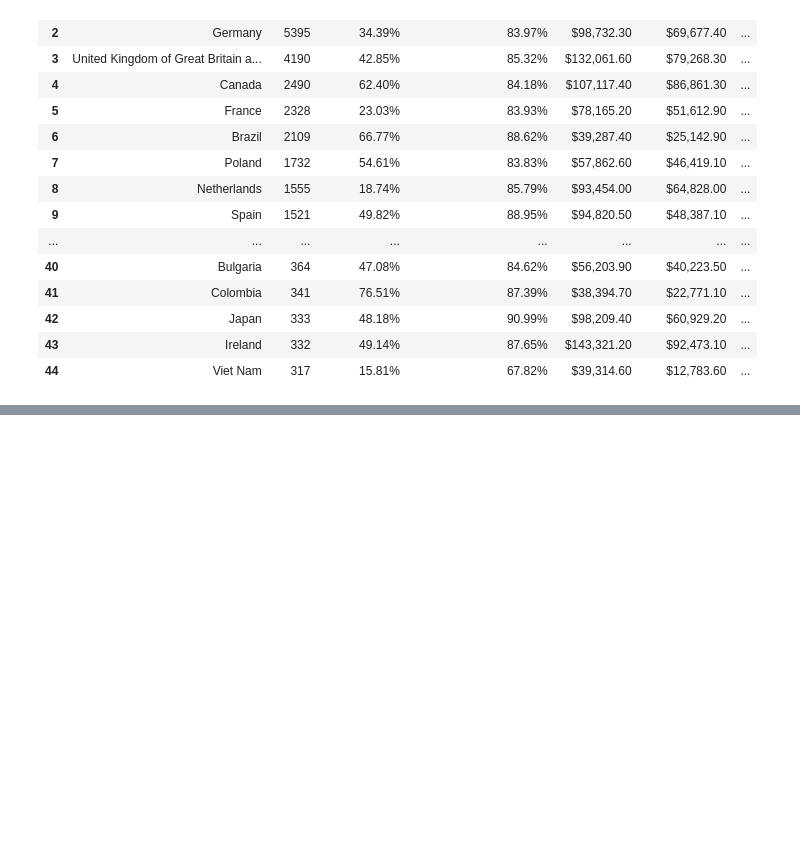
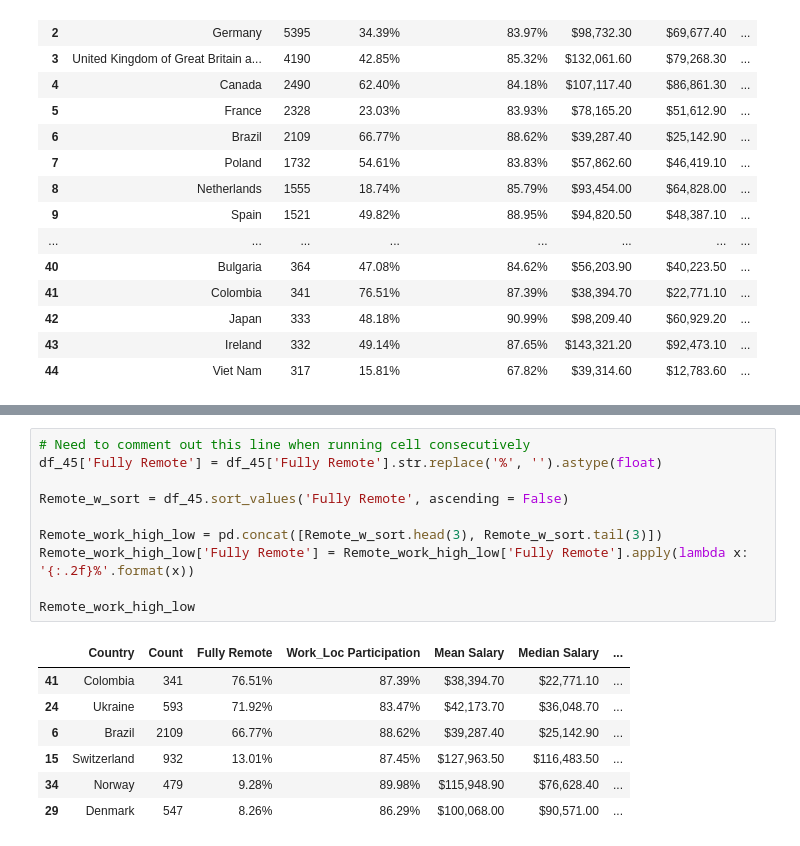
Before and after one commit to Adison-Fryman/SOF-survey-Analysis, a Jupyter notebook: Report on Stack Overflow Data from 2023.ipynb, the cells around one changed output, grey strips where cells are left out. Saved outputs shown, nothing was run; the diff lists cells and outputs as text; blank space fills up the shorter version.

```diff
--- a/Report on Stack Overflow Data from 2023.ipynb
+++ b/Report on Stack Overflow Data from 2023.ipynb
@@ -262,0 +291,18 @@ df_45
+# %%
+# Need to comment out this line when running cell consecutively
+df_45['Fully Remote'] = df_45['Fully Remote'].str.replace('%', '').astype(float)
+
+Remote_w_sort = df_45.sort_values('Fully Remote', ascending = False)
+
+Remote_work_high_low = pd.concat([Remote_w_sort.head(3), Remote_w_sort.tail(3)])
+Remote_work_high_low['Fully Remote'] = Remote_work_high_low['Fully Remote'].apply(lambda x: '{:.2f}%'.format(x))
+
+Remote_work_high_low
+# %% [output]
+|  | Country | Count | Fully Remote | Work_Loc Participation | Mean Salary | Median Salary | ... |
+| 41 | Colombia | 341 | 76.51% | 87.39% | $38,394.70 | $22,771.10 | ... |
+| 24 | Ukraine | 593 | 71.92% | 83.47% | $42,173.70 | $36,048.70 | ... |
+| 6 | Brazil | 2109 | 66.77% | 88.62% | $39,287.40 | $25,142.90 | ... |
+| 15 | Switzerland | 932 | 13.01% | 87.45% | $127,963.50 | $116,483.50 | ... |
+| 34 | Norway | 479 | 9.28% | 89.98% | $115,948.90 | $76,628.40 | ... |
+| 29 | Denmark | 547 | 8.26% | 86.29% | $100,068.00 | $90,571.00 | ... |
```
Also changed, not shown: parts of 12 cells of this notebook, 3 other files.
